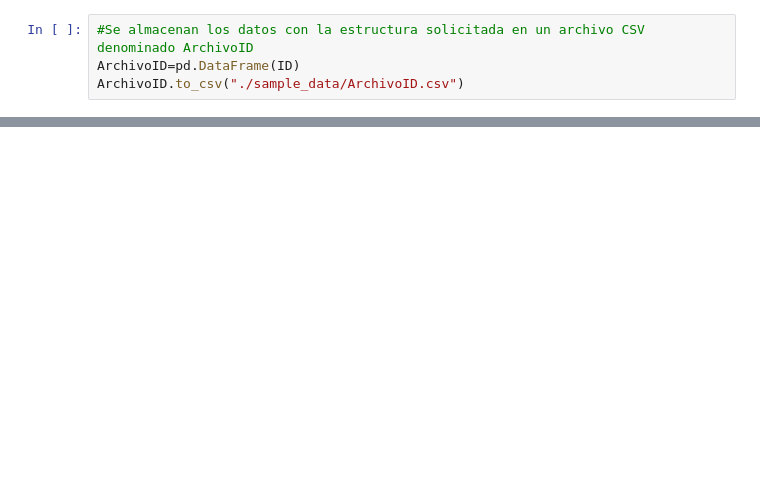
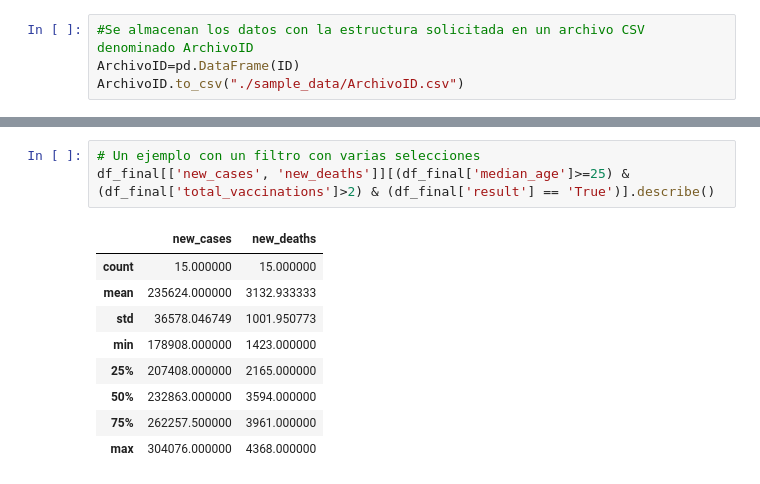
Before and after one commit to ri1965/Toolkits, a Jupyter notebook: Template_TP.ipynb, the cells around one changed output, grey strips where cells are left out. Drawn from its saved outputs; the diff is of its cells as text; blank space fills up the shorter version.

```diff
--- a/Template_TP.ipynb
+++ b/Template_TP.ipynb
@@ -578,0 +680,13 @@ Name: result, Length: 75, dtype: object
+# %%
+# Un ejemplo con un filtro con varias selecciones
+df_final[['new_cases', 'new_deaths']][(df_final['median_age']>=25) & (df_final['total_vaccinations']>2) & (df_final['result'] == 'True')].describe()
+# %% [output]
+|  | new_cases | new_deaths |
+| count | 15.000000 | 15.000000 |
+| mean | 235624.000000 | 3132.933333 |
+| std | 36578.046749 | 1001.950773 |
+| min | 178908.000000 | 1423.000000 |
+| 25% | 207408.000000 | 2165.000000 |
+| 50% | 232863.000000 | 3594.000000 |
+| 75% | 262257.500000 | 3961.000000 |
+| max | 304076.000000 | 4368.000000 |
```
Also changed, not shown: parts of 11 cells of this notebook.
